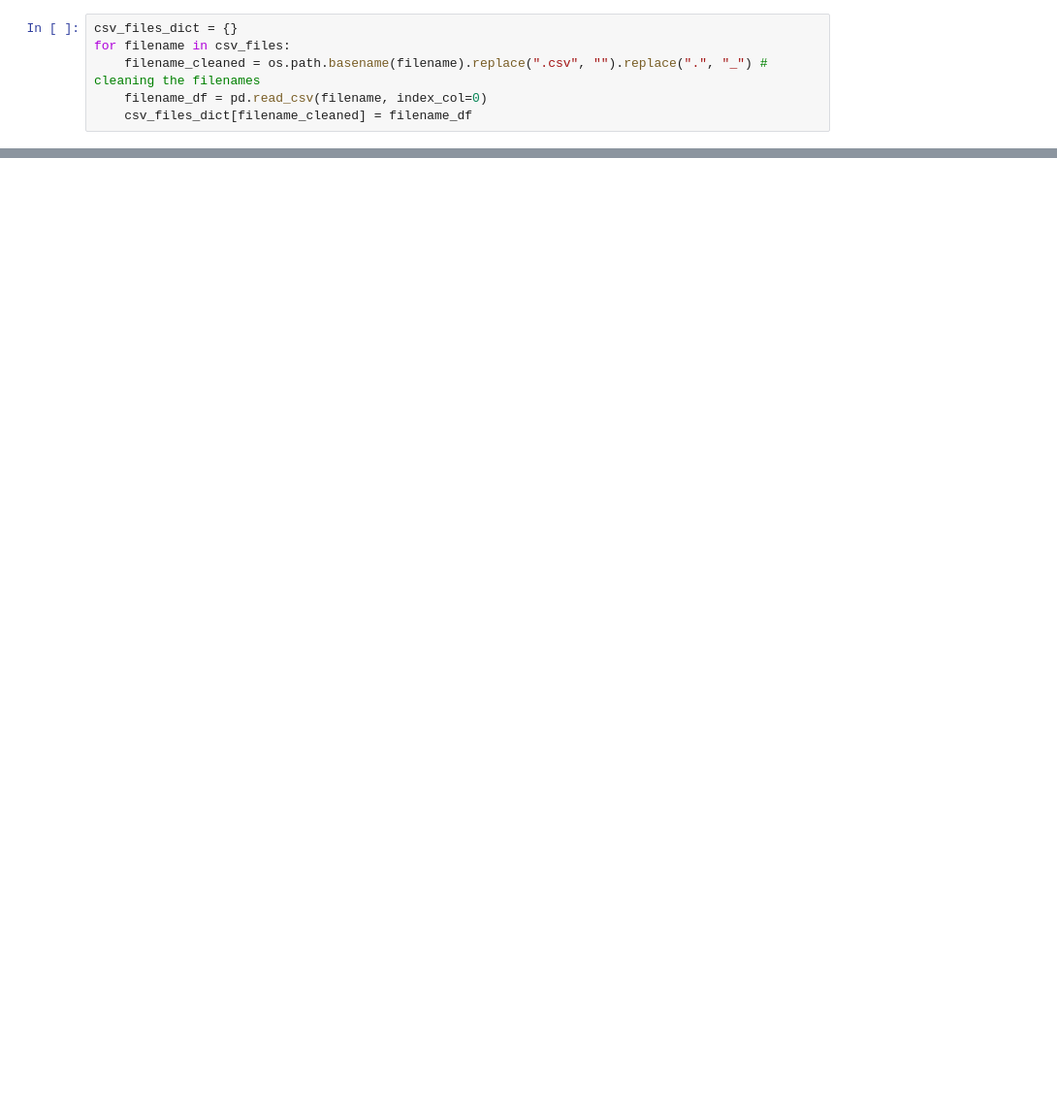
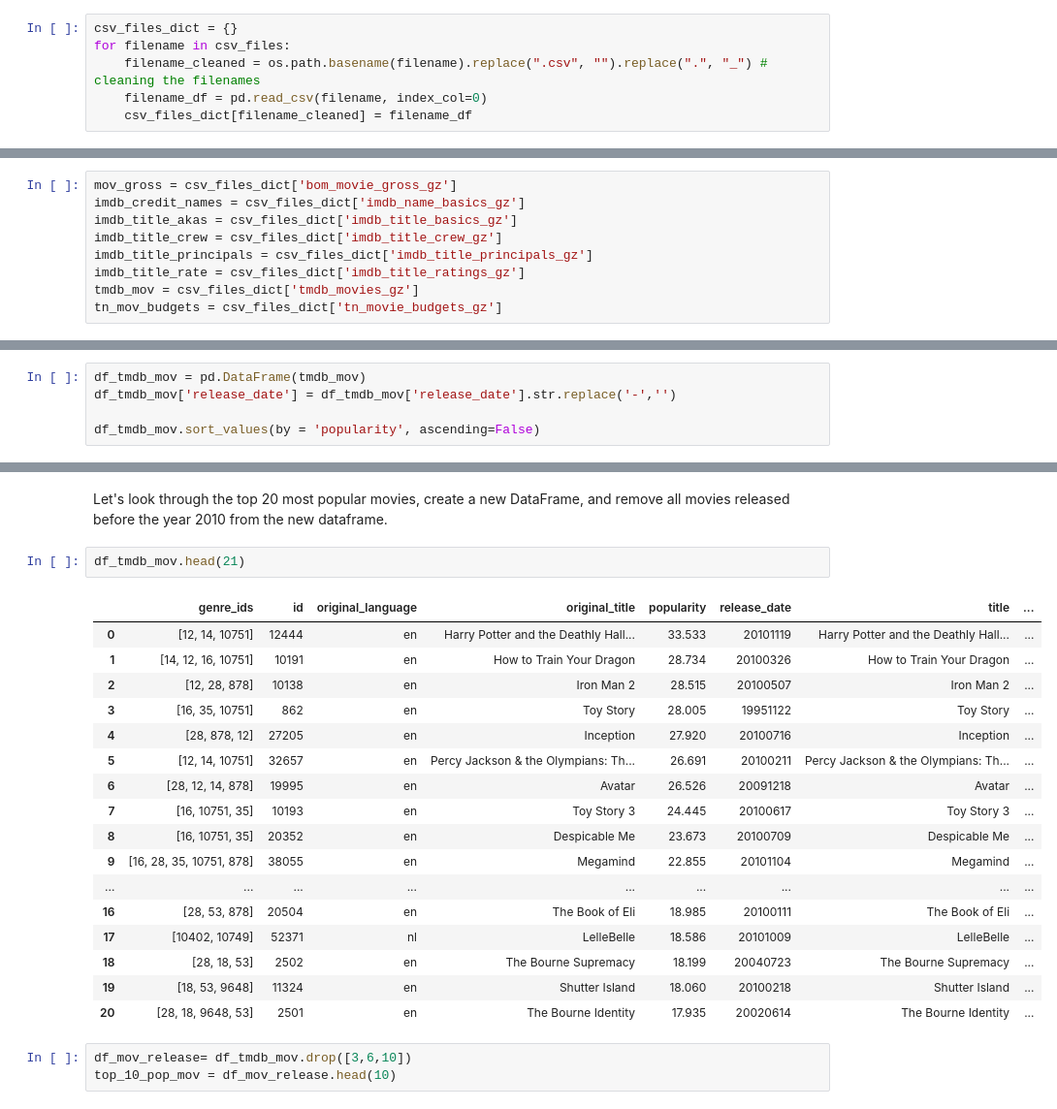
Before and after one commit to blkzen/dsc-mod-1-project-v2-1-onl01-dtsc-ft-012120, a Jupyter notebook: student.ipynb, the cells around one changed output, grey strips where cells are left out. Shown: that part at 97% size. Saved outputs shown, nothing was run; the diff lists cells and outputs as text; blank space fills up the shorter version.

```diff
--- a/student.ipynb
+++ b/student.ipynb
@@ -40,0 +57,9 @@ dict_keys(['bom_movie_gross_gz', 'imdb_name_basics_gz', 'imdb_title_akas_gz', 'i
+# %%
+mov_gross = csv_files_dict['bom_movie_gross_gz']
+imdb_credit_names = csv_files_dict['imdb_name_basics_gz']
+imdb_title_akas = csv_files_dict['imdb_title_basics_gz']
+imdb_title_crew = csv_files_dict['imdb_title_crew_gz']
+imdb_title_principals = csv_files_dict['imdb_title_principals_gz']
+imdb_title_rate = csv_files_dict['imdb_title_ratings_gz']
+tmdb_mov = csv_files_dict['tmdb_movies_gz']
+tn_mov_budgets = csv_files_dict['tn_movie_budgets_gz']
@@ -51,0 +179,5 @@ As we can see,
+# %%
+df_tmdb_mov = pd.DataFrame(tmdb_mov)
+df_tmdb_mov['release_date'] = df_tmdb_mov['release_date'].str.replace('-','')
+
+df_tmdb_mov.sort_values(by = 'popularity', ascending=False)
@@ -51,0 +198,25 @@ As we can see,
+# %% [markdown]
+Let's look through the top 20 most popular movies, create a new DataFrame, and remove all movies released before the year 2010 from the new dataframe.
+# %%
+df_tmdb_mov.head(21)
+# %% [output]
+|  | genre_ids | id | original_language | original_title | popularity | release_date | title | ... |
+| 0 | [12, 14, 10751] | 12444 | en | Harry Potter and the Deathly Hall... | 33.533 | 20101119 | Harry Potter and the Deathly Hall... | ... |
+| 1 | [14, 12, 16, 10751] | 10191 | en | How to Train Your Dragon | 28.734 | 20100326 | How to Train Your Dragon | ... |
+| 2 | [12, 28, 878] | 10138 | en | Iron Man 2 | 28.515 | 20100507 | Iron Man 2 | ... |
+| 3 | [16, 35, 10751] | 862 | en | Toy Story | 28.005 | 19951122 | Toy Story | ... |
+| 4 | [28, 878, 12] | 27205 | en | Inception | 27.920 | 20100716 | Inception | ... |
+| 5 | [12, 14, 10751] | 32657 | en | Percy Jackson & the Olympians: Th... | 26.691 | 20100211 | Percy Jackson & the Olympians: Th... | ... |
+| 6 | [28, 12, 14, 878] | 19995 | en | Avatar | 26.526 | 20091218 | Avatar | ... |
+| 7 | [16, 10751, 35] | 10193 | en | Toy Story 3 | 24.445 | 20100617 | Toy Story 3 | ... |
+| 8 | [16, 10751, 35] | 20352 | en | Despicable Me | 23.673 | 20100709 | Despicable Me | ... |
+| 9 | [16, 28, 35, 10751, 878] | 38055 | en | Megamind | 22.855 | 20101104 | Megamind | ... |
+| ... | ... | ... | ... | ... | ... | ... | ... | ... |
+| 16 | [28, 53, 878] | 20504 | en | The Book of Eli | 18.985 | 20100111 | The Book of Eli | ... |
+| 17 | [10402, 10749] | 52371 | nl | LelleBelle | 18.586 | 20101009 | LelleBelle | ... |
+| 18 | [28, 18, 53] | 2502 | en | The Bourne Supremacy | 18.199 | 20040723 | The Bourne Supremacy | ... |
+| 19 | [18, 53, 9648] | 11324 | en | Shutter Island | 18.060 | 20100218 | Shutter Island | ... |
+| 20 | [28, 18, 9648, 53] | 2501 | en | The Bourne Identity | 17.935 | 20020614 | The Bourne Identity | ... |
+# %%
+df_mov_release= df_tmdb_mov.drop([3,6,10])
+top_10_pop_mov = df_mov_release.head(10)
```
Also changed, not shown: parts of 61 cells of this notebook, 7 other files.
